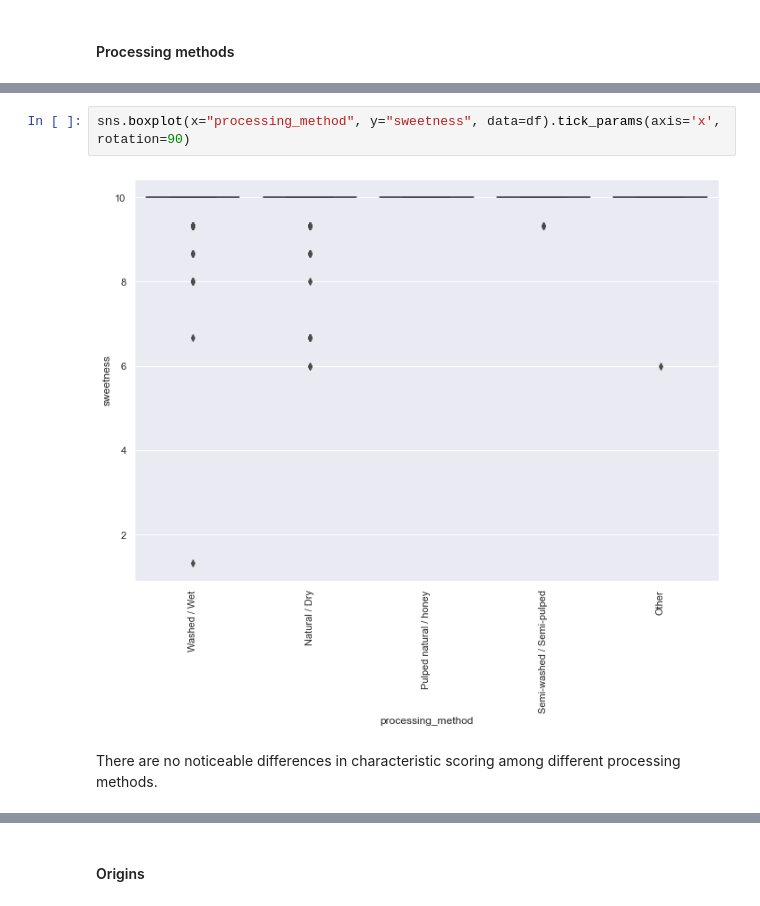
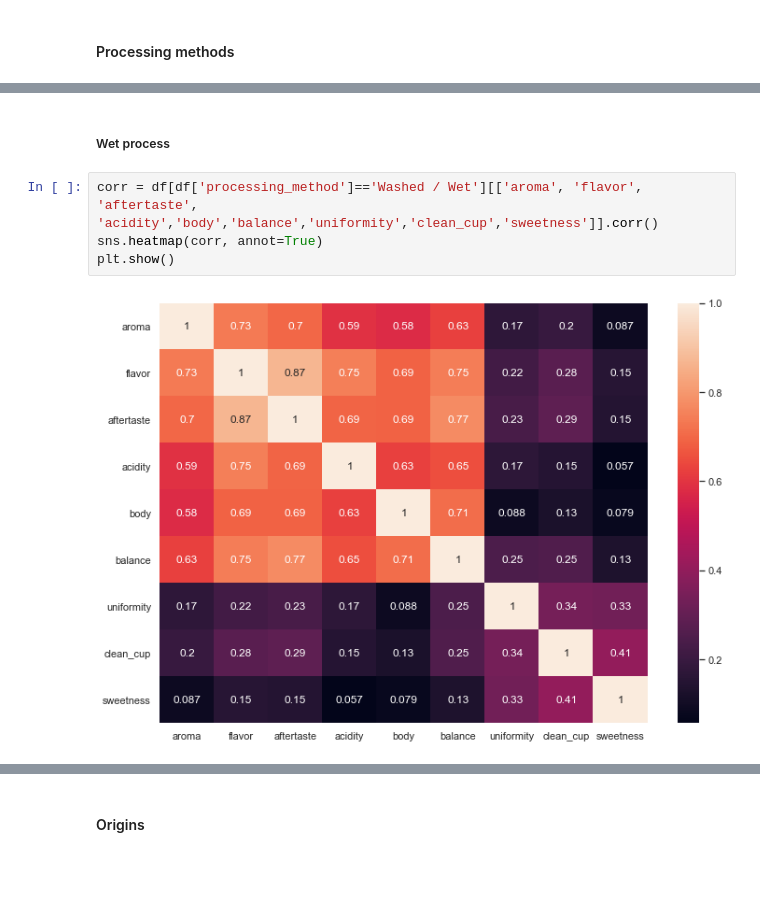
Before and after one commit to michi-mochi/coffee_lover, a Jupyter notebook: coffee_quality_eda_notebook.ipynb, the cells around one changed output, grey strips where cells are left out. Saved outputs shown, nothing was run; the diff lists cells and outputs as text; blank space fills up the shorter version.

Commit message:
add correlation matrices for different origins and processing methods

```diff
--- a/coffee_quality_eda_notebook.ipynb
+++ b/coffee_quality_eda_notebook.ipynb
@@ -306,6 +274,8 @@ sns.boxplot(x="processing_method", y="clean_cup", data=df).tick_params(axis='x',
-# %%
-sns.boxplot(x="processing_method", y="sweetness", data=df).tick_params(axis='x', rotation=90)
-# %% [output]
-[figure, removed]
-# %% [markdown]
-There are no noticeable differences in characteristic scoring among different processing methods.
+# %% [markdown]
+##### Wet process
+# %%
+corr = df[df['processing_method']=='Washed / Wet'][['aroma', 'flavor', 'aftertaste', 'acidity','body','balance','uniformity','clean_cup','sweetness']].corr()
+sns.heatmap(corr, annot=True)
+plt.show()
+# %% [output]
+[figure, added]
```
Also changed, not shown: parts of 30 cells of this notebook, 1 other file.
